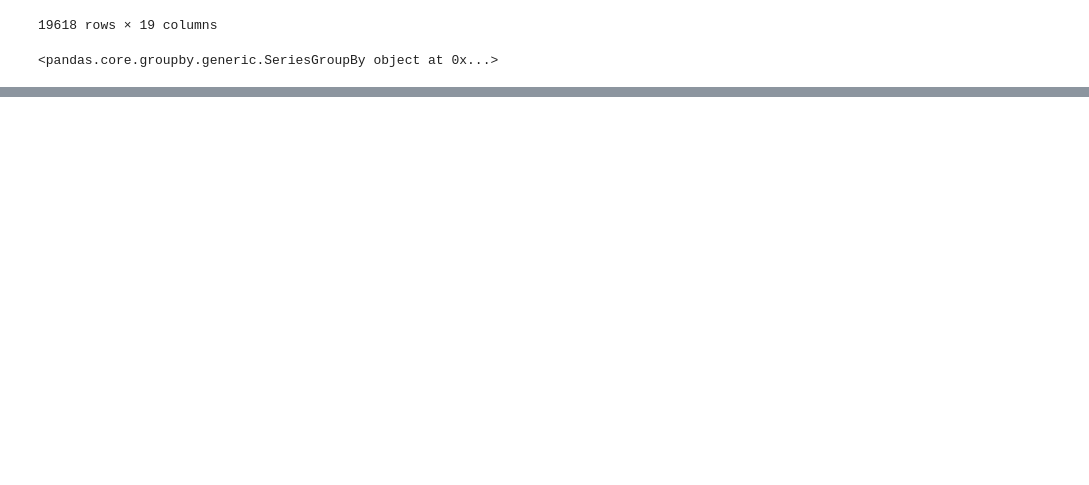
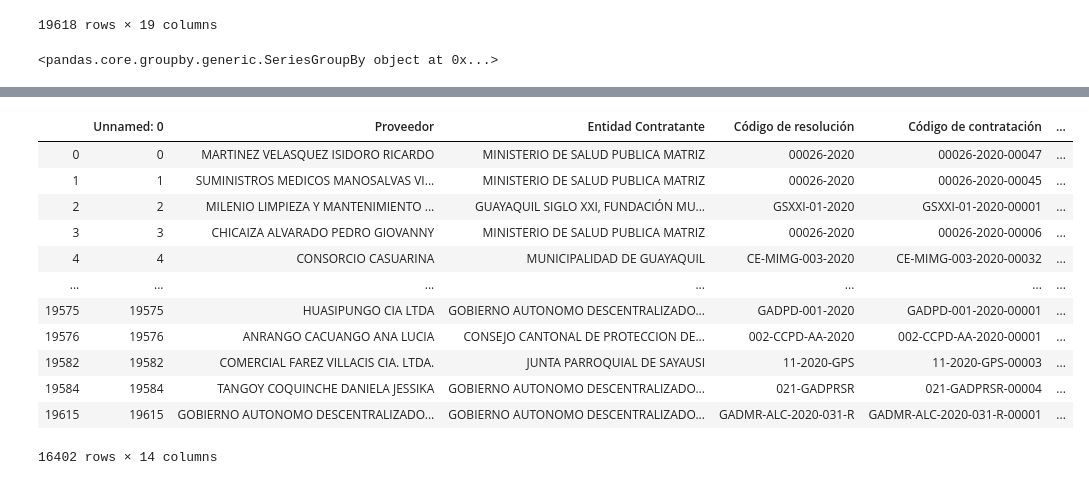
Before and after one commit to allisonbarrezueta/ProyectoIntroCienciaDatos, a Jupyter notebook: Analisis/Untitled.ipynb, the cells around one changed output, grey strips where cells are left out. Drawn from its saved outputs; the diff is of its cells as text; code cells hidden in the pictures; blank space fills up the shorter version.

```diff
--- a/Analisis/Untitled.ipynb
+++ b/Analisis/Untitled.ipynb
@@ -897,0 +925,4 @@ TypeError: list indices must be integers or slices, not float
+# %%
+db_scan = DBSCAN(eps=1, min_samples=5)
+data_cluster_dbscan = proveedores_clustered.copy()
+data_cluster_dbscan["categoria_precio"] = db_scan.fit_predict(data_pca)
@@ -897,0 +951,16 @@ TypeError: list indices must be integers or slices, not float
+# %%
+data_cluster_dbscan[data_cluster_dbscan["categoria_precio"] == -1]
+# %% [output]
+|  | Unnamed: 0 | Proveedor | Entidad Contratante | Código de resolución | Código de contratación | ... |
+| 0 | 0 | MARTINEZ VELASQUEZ ISIDORO RICARDO | MINISTERIO DE SALUD PUBLICA MATRIZ | 00026-2020 | 00026-2020-00047 | ... |
+| 1 | 1 | SUMINISTROS MEDICOS MANOSALVAS VI... | MINISTERIO DE SALUD PUBLICA MATRIZ | 00026-2020 | 00026-2020-00045 | ... |
+| 2 | 2 | MILENIO LIMPIEZA Y MANTENIMIENTO ... | GUAYAQUIL SIGLO XXI, FUNDACIÓN MU... | GSXXI-01-2020 | GSXXI-01-2020-00001 | ... |
+| 3 | 3 | CHICAIZA ALVARADO PEDRO GIOVANNY | MINISTERIO DE SALUD PUBLICA MATRIZ | 00026-2020 | 00026-2020-00006 | ... |
+| 4 | 4 | CONSORCIO CASUARINA | MUNICIPALIDAD DE GUAYAQUIL | CE-MIMG-003-2020 | CE-MIMG-003-2020-00032 | ... |
+| ... | ... | ... | ... | ... | ... | ... |
+| 19575 | 19575 | HUASIPUNGO CIA LTDA | GOBIERNO AUTONOMO DESCENTRALIZADO... | GADPD-001-2020 | GADPD-001-2020-00001 | ... |
+| 19576 | 19576 | ANRANGO CACUANGO ANA LUCIA | CONSEJO CANTONAL DE PROTECCION DE... | 002-CCPD-AA-2020 | 002-CCPD-AA-2020-00001 | ... |
+| 19582 | 19582 | COMERCIAL FAREZ VILLACIS CIA. LTDA. | JUNTA PARROQUIAL DE SAYAUSI | 11-2020-GPS | 11-2020-GPS-00003 | ... |
+| 19584 | 19584 | TANGOY COQUINCHE DANIELA JESSIKA | GOBIERNO AUTONOMO DESCENTRALIZADO... | 021-GADPRSR | 021-GADPRSR-00004 | ... |
+| 19615 | 19615 | GOBIERNO AUTONOMO DESCENTRALIZADO... | GOBIERNO AUTONOMO DESCENTRALIZADO... | GADMR-ALC-2020-031-R | GADMR-ALC-2020-031-R-00001 | ... |
+16402 rows × 14 columns
```
Also changed, not shown: parts of 9 cells of this notebook, 4 other files.
